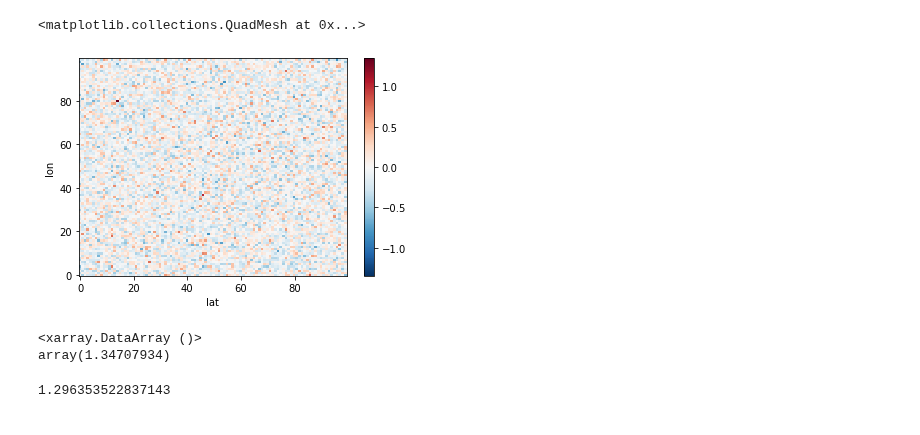
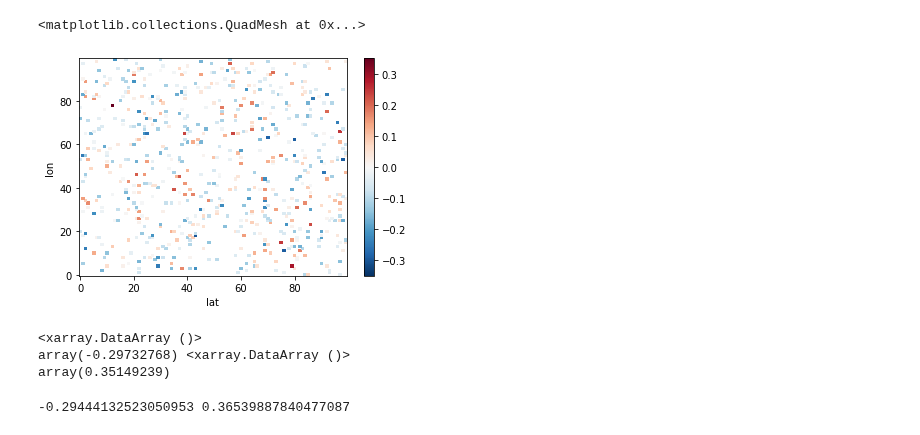
Before and after one commit to 91Mrwu/sif-xco2-cokriging, a Jupyter notebook: research/fix_corr.ipynb, the cells around one changed output. Cells and saved outputs as stored; diff of their text form; code cells hidden in the pictures.

```diff
--- a/research/fix_corr.ipynb
+++ b/research/fix_corr.ipynb
@@ -77,12 +74,13 @@ Data variables:
 # %%
-xcor = stats.apply_xcor(DS.xco2, DS.sif, lag=10)
+xcor = stats.apply_xcor(DS.xco2, DS.sif, lag=10, tau=30)
 xcor.plot()
 # %% [output]
 <matplotlib.collections.QuadMesh at 0x...>
-[figure, old version]
+[figure, new version]
-# %%
-xcor.max()
-# %% [output]
-<xarray.DataArray ()>
-array(1.34707934)
+# %%
+print(xcor.min(), xcor.max())
+# %% [output]
+<xarray.DataArray ()>
+array(-0.29732768) <xarray.DataArray ()>
+array(0.35149239)
 # %%
@@ -90,5 +89,5 @@ xcor = stats.compute_xcor_nd(DS.xco2, DS.sif, lag=10)
-# %%
-xcor.max()
-# %% [output]
-1.296353522837143
+# %%
+print(np.nanmin(xcor), np.nanmax(xcor))
+# %% [output]
+-0.29444132523050953 0.36539887840477087
 # %%
```
Also changed, not shown: parts of 9 cells of this notebook, 2 other files.
